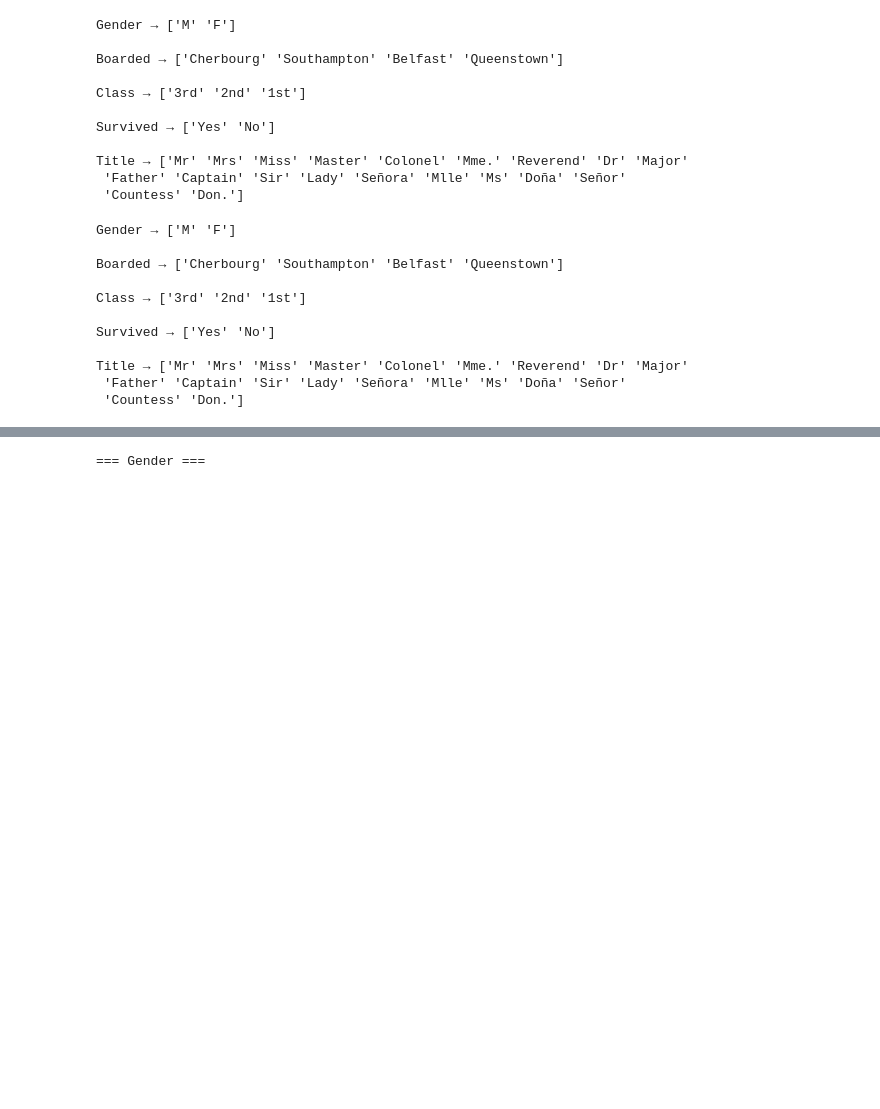
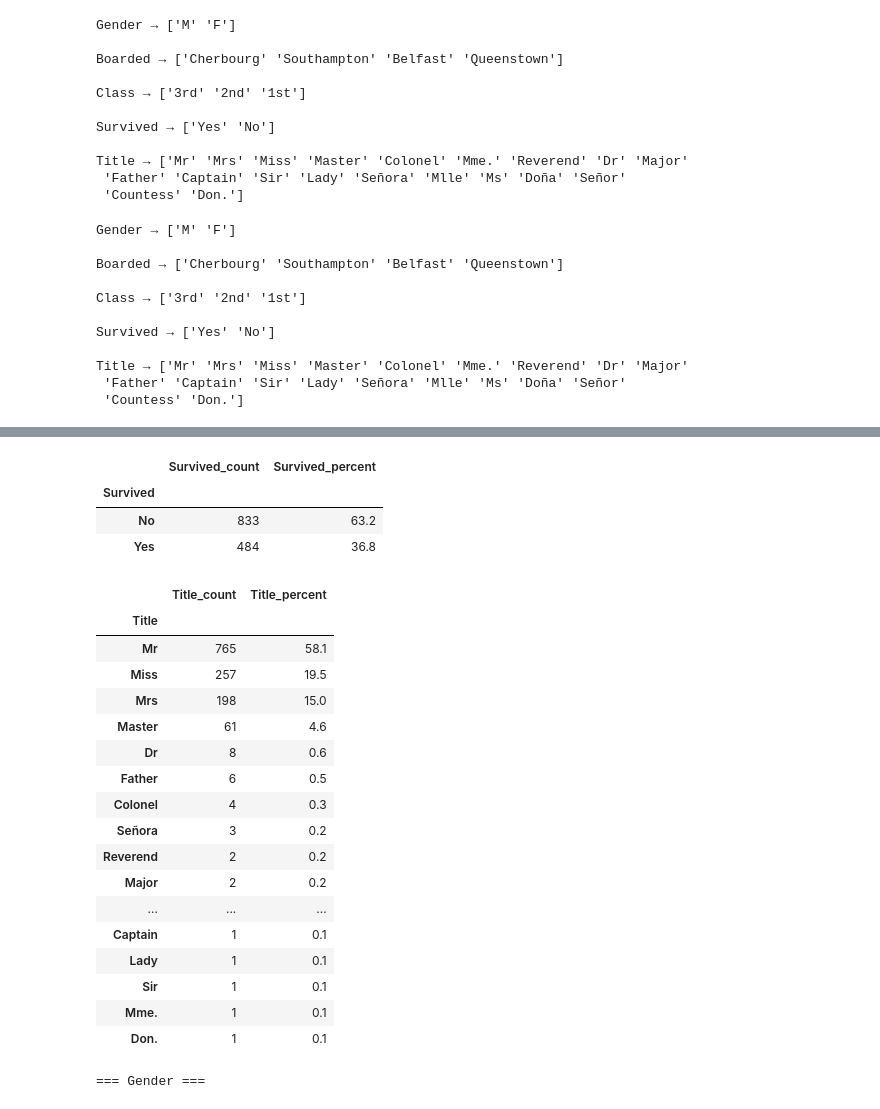
Before and after one commit to dani-aranha/BZIA_VM, a Jupyter notebook: DS/PassengersStart.ipynb, the cells around one changed output, grey strips where cells are left out. Drawn from its saved outputs; the diff is of its cells as text; code cells hidden in the pictures; blank space fills up the shorter version.

```diff
--- a/DS/PassengersStart.ipynb
+++ b/DS/PassengersStart.ipynb
@@ -101,3 +142,41 @@ Title → ['Mr' 'Mrs' 'Miss' 'Master' 'Colonel' 'Mme.' 'Reverend' 'Dr' 'Major'
+# %%
+result = pd.DataFrame({
+    "Survived_count": df["Survived"].value_counts(),
+    "Survived_percent": (df["Survived"].value_counts(normalize=True) * 100).round(1)
+})
+result.index.name = "Survived"
+result
+# %% [output]
+|  | Survived_count | Survived_percent |
+| Survived |  |  |
+| No | 833 | 63.2 |
+| Yes | 484 | 36.8 |
+# %%
+result = pd.DataFrame({
+    "Title_count": df["Title"].value_counts(),
+    "Title_percent": (df["Title"].value_counts(normalize=True) * 100).round(1)
+})
+result.index.name = "Title"
+result
+# %% [output]
+|  | Title_count | Title_percent |
+| Title |  |  |
+| Mr | 765 | 58.1 |
+| Miss | 257 | 19.5 |
+| Mrs | 198 | 15.0 |
+| Master | 61 | 4.6 |
+| Dr | 8 | 0.6 |
+| Father | 6 | 0.5 |
+| Colonel | 4 | 0.3 |
+| Señora | 3 | 0.2 |
+| Reverend | 2 | 0.2 |
+| Major | 2 | 0.2 |
+| ... | ... | ... |
+| Captain | 1 | 0.1 |
+| Lady | 1 | 0.1 |
+| Sir | 1 | 0.1 |
+| Mme. | 1 | 0.1 |
+| Don. | 1 | 0.1 |
 # %%
 # Extended to include counts:
 ### NOTE ### You don't have to do it in this exact output - can you get the answers?
```
Also changed, not shown: parts of 10 cells of this notebook, 5 other files.
